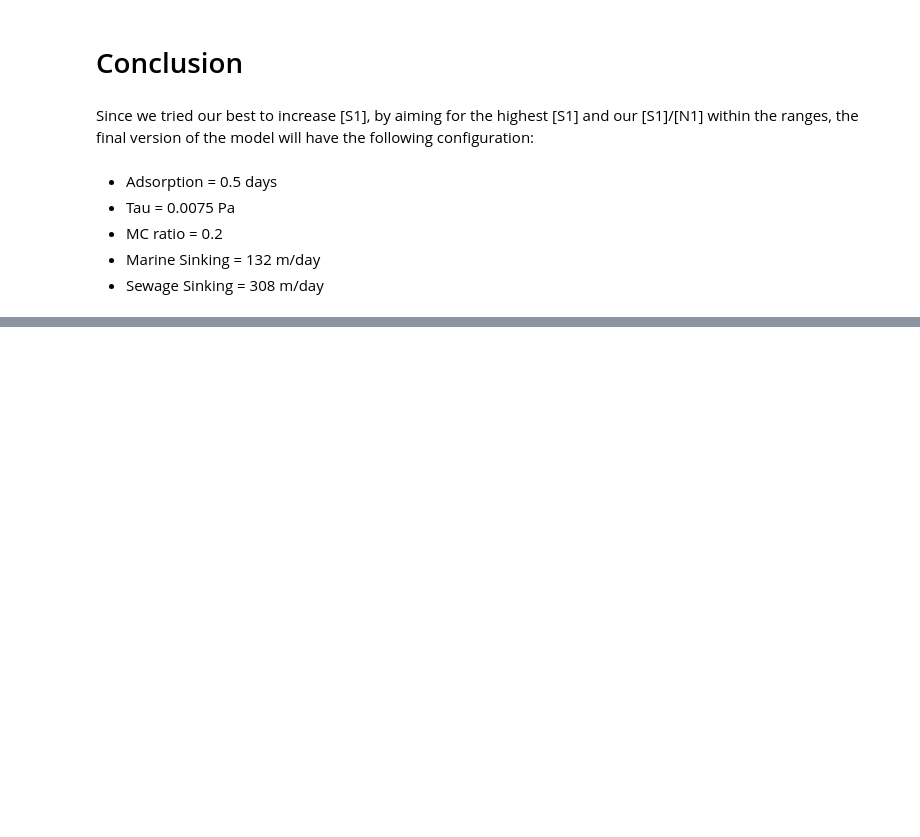
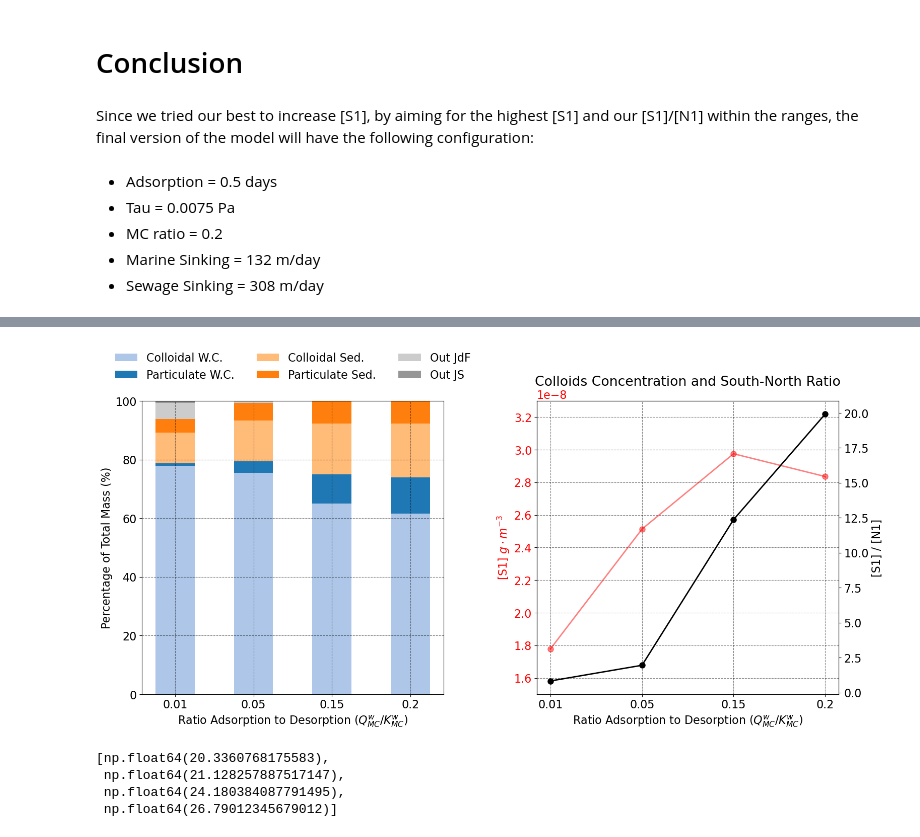
Before and after one commit to SalishSeaCast/analysis-vicente, a Jupyter notebook: OP_nibi/Tuning_V2/Comparissons_Tutorial.ipynb, the cells around one changed output, grey strips where cells are left out. Drawn from its saved outputs; the diff is of its cells as text; code cells hidden in the pictures; blank space fills up the shorter version.

```diff
--- a/OP_nibi/Tuning_V2/Comparissons_Tutorial.ipynb
+++ b/OP_nibi/Tuning_V2/Comparissons_Tutorial.ipynb
@@ -1396,0 +1713,18 @@ Since we tried our best to increase [S1], by aiming for the highest [S1] and our
+# %%
+ratios_S1_N1_mc = []
+concentrations_S1_mc = []
+concentrations_N1_mc = []
+for n in cases_mc:
+    data = xr.open_dataset('/home/vicentev/scratch/vicentev/Tuning_outputs/' + n)
+    counts_S1 = polygon_definition_data_colloidal(data.isel(obs=slice(1092,1215)), polygon_lon_lat_S1)
+    counts_N1 = polygon_definition_data_colloidal(data.isel(obs=slice(1092,1215)), polygon_lon_lat_N1)
+    #
+    sum_concentration_S1 = np.sum(counts_S1) / volume_S1 / len(data.isel(obs=slice(1092,1215))['obs'])
+    #
+    sum_concentration_N1 = np.sum(counts_N1) / volume_N1 / len(data.isel(obs=slice(1092,1215))['obs'])
+    #
+    ratio_S1_N1 = sum_concentration_S1 / sum_concentration_N1
+    #
+    ratios_S1_N1_mc.append(ratio_S1_N1)
+    concentrations_S1_mc.append(sum_concentration_S1)
+    concentrations_N1_mc.append(sum_concentration_N1)
@@ -1396,0 +1770,55 @@ Since we tried our best to increase [S1], by aiming for the highest [S1] and our
+# %%
+plt.rcParams.update({'font.size': 16})
+
+# Numeric values for the line plot to accurately show the non-linear sensitivity curve
+mc_numeric = [0.01, 0.05, 0.15, 0.2]
+x_pos = np.arange(len(mc_numeric))
+
+# 2. Convert your list outputs to numpy arrays for the stacked bar math
+c_wc = np.array(mc_colloidal_WC)
+p_wc = np.array(mc_particulate_WC)
+c_s = np.array(mc_colloidal_S)
+p_s = np.array(mc_particulate_S)
+out_jdf = np.array(mc_jdf)
+out_js = np.array(mc_js)
+
+# 3. Set up the figure layout
+fig, (ax1, ax2) = plt.subplots(1, 2, figsize=(16, 10))
+
+# --- Left Panel: 100% Stacked Bar Chart for Mass Balance ---
+width = 0.5
+ax1.bar(x_pos, c_wc, width, label='Colloidal W.C.', color='#aec7e8') # Light blue
+ax1.bar(x_pos, p_wc, width, bottom=c_wc, label='Particulate W.C.', color='#1f77b4') # Dark blue
+ax1.bar(x_pos, c_s, width, bottom=c_wc+p_wc, label='Colloidal Sed.', color='#ffbb78') # Light orange
+ax1.bar(x_pos, p_s, width, bottom=c_wc+p_wc+c_s, label='Particulate Sed.', color='#ff7f0e') # Dark orange
+
+# Add the boundary exits to top off the 100% total
+ax1.bar(x_pos, out_jdf, width, bottom=c_wc+p_wc+c_s+p_s, label='Out JdF', color='#cccccc')
+ax1.bar(x_pos, out_js, width, bottom=c_wc+p_wc+c_s+p_s+out_jdf, label='Out JS', color='#969696')
+
+ax1.set_xticks(x_pos)
+ax1.set_xticklabels(mc_numeric)
+ax1.set_ylabel('Percentage of Total Mass (%)')
+ax1.set_xlabel(r'Ratio Adsorption to Desorption ($Q^{w}_{MC} / K^{w}_{MC}$)')
+ax1.set_ylim(0, 100) # This will now perfectly match the top of your 'Out JS' bars
+ax1.legend(loc='upper center', bbox_to_anchor=(0.5, 1.2), ncol=3, frameon=False)
+ax1.grid(linestyle = '--', color = 'k', alpha = .5)
+# --- Right Panel: Line Plot for [S1] Concentration with [S1]/[N1] Annotations ---
+ax2.plot(x_pos, concentrations_S1_mc, marker='o', markersize=8, linestyle='-', color="#FF0000", linewidth=2, alpha = .5)
+ax2.set_xticks(x_pos)
+ax2.set_xticklabels(mc_numeric)
+axis = ax2.twinx()
+axis.plot(x_pos, ratios_S1_N1_mc, marker='o', markersize=8, linestyle='-', color="#000000", linewidth=2)
+axis.set_ylabel(r'[S1] / [N1]')
+ax2.set_ylabel(r'[S1] $g \cdot m^{-3}$', color = "#ff0000")
+ax2.set_ylim(1.5e-8, 3.3e-8)
+ax2.set_xlabel(r'Ratio Adsorption to Desorption ($Q^{w}_{MC} / K^{w}_{MC}$)')
+ax2.grid(linestyle = '--', color = 'k', alpha = .5)
+ax2.tick_params(axis='y', labelcolor="#ff0000")
+ax2.set_title(r'Colloids Concentration and South-North Ratio' )
+# 4. Final Formatting
+plt.tight_layout()
+plt.subplots_adjust(bottom=0.25) # Make extra room for the larger bar chart legend
+plt.show()
+# %% [output]
+[figure, added]
@@ -1396,0 +1888,7 @@ Since we tried our best to increase [S1], by aiming for the highest [S1] and our
+# %%
+vel_total_S
+# %% [output]
+[np.float64(20.3360768175583),
+ np.float64(21.128257887517147),
+ np.float64(24.180384087791495),
+ np.float64(26.79012345679012)]
```
Also changed, not shown: parts of 58 cells of this notebook, 33 other files.
